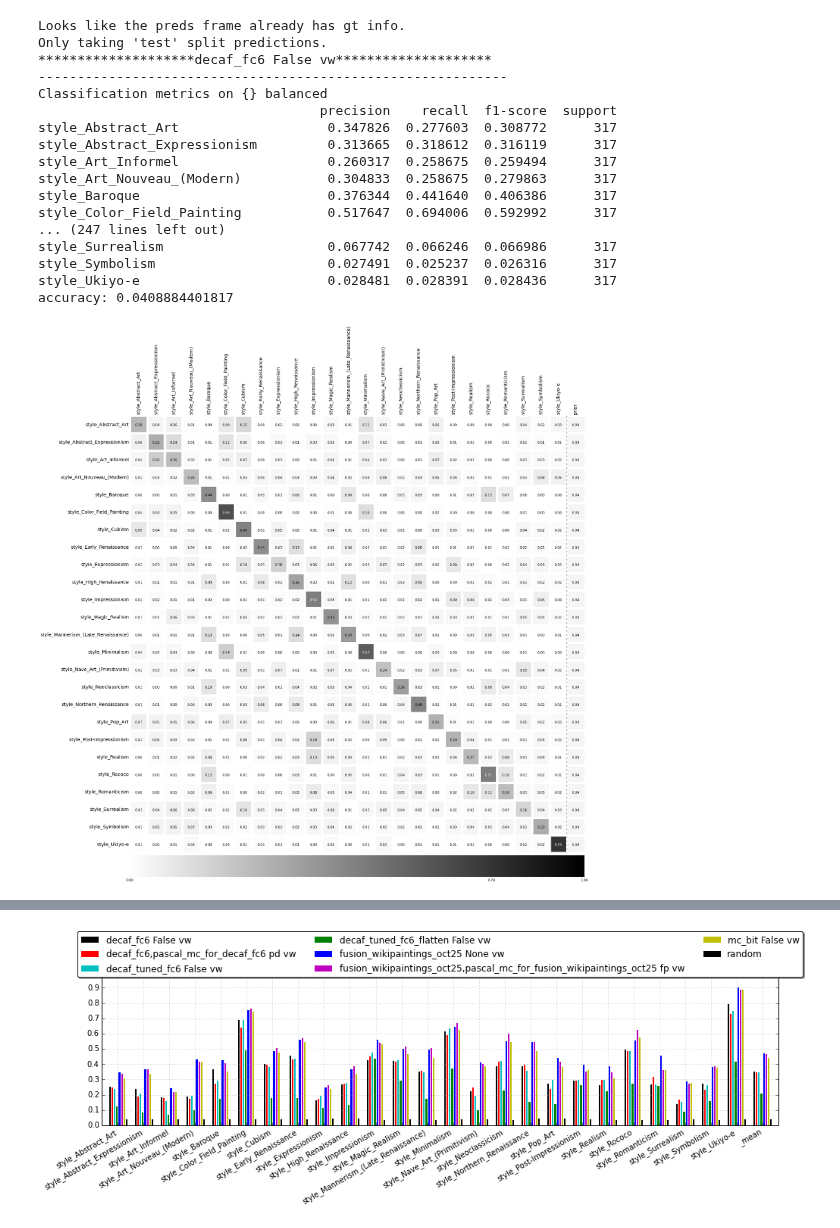
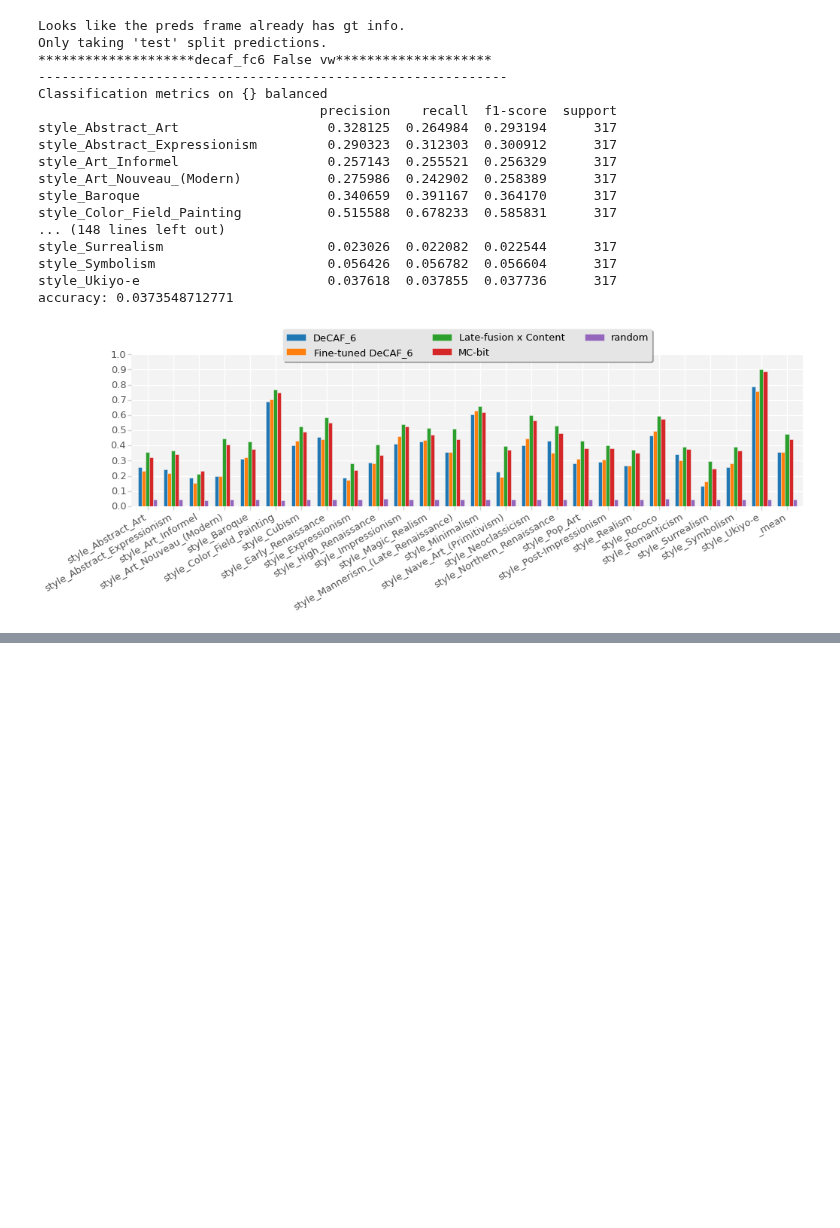
Before and after one commit to sergeyk/vislab, a Jupyter notebook: notebooks/wikipaintings results.ipynb, the cells around one changed output, grey strips where cells are left out. Saved outputs shown, nothing was run; the diff lists cells and outputs as text; code cells hidden in the pictures; blank space fills up the shorter version.

```diff
--- a/notebooks/wikipaintings results.ipynb
+++ b/notebooks/wikipaintings results.ipynb
@@ -40,23 +38,43 @@ Index([u'decaf_fc6 False vw', u'decaf_fc6,pascal_mc_for_decaf_fc6 pd vw', u'deca
+# %%
+feat_to_evaluate = [
+    u'decaf_fc6 False vw',
+    #u'decaf_fc6,pascal_mc_for_decaf_fc6 pd vw',
+    u'decaf_tuned_fc6 False vw',
+    #u'decaf_tuned_fc6_flatten False vw',
+    #u'decaf_tuned_fc6_ud None vw',
+    #u'fusion_wikipaintings_oct25 None vw',
+    u'fusion_wikipaintings_oct25,pascal_mc_for_fusion_wikipaintings_oct25 fp vw',
+    u'mc_bit False vw'
+]
+preds_panel = preds_panel.select(lambda x: x in feat_to_evaluate, 'minor')
 # %%
+nice_feat_names = {
+    'decaf_fc6 False vw': 'DeCAF_6',
+    'decaf_fc6_flatten False vw': 'DeCAF_5',
+    'decaf_tuned_fc6 False vw': 'Fine-tuned DeCAF_6',
+    'fusion_wikipaintings_oct25,pascal_mc_for_fusion_wikipaintings_oct25 fp vw': 'Late-fusion x Content',
+    'mc_bit False vw': 'MC-bit'
+}
+
 mc_metrics = vislab.results.multiclass_metrics_feat_comparison(
     preds_panel, label_df, pred_prefix, features=preds_panel.minor_axis.tolist() + ['random'],
-    balanced=True, with_plot=False, with_print=True)
+    balanced=True, with_plot=False, with_print=True, nice_feat_names=nice_feat_names)
 # %% [output]
 Looks like the preds frame already has gt info.
 Only taking 'test' split predictions.
 ********************decaf_fc6 False vw********************
 ------------------------------------------------------------
 Classification metrics on {} balanced
                                     precision    recall  f1-score  support
-style_Abstract_Art                   0.347826  0.277603  0.308772      317
-style_Abstract_Expressionism         0.313665  0.318612  0.316119      317
-style_Art_Informel                   0.260317  0.258675  0.259494      317
-style_Art_Nouveau_(Modern)           0.304833  0.258675  0.279863      317
-style_Baroque                        0.376344  0.441640  0.406386      317
-style_Color_Field_Painting           0.517647  0.694006  0.592992      317
-... (247 lines left out)
-style_Surrealism                     0.067742  0.066246  0.066986      317
-style_Symbolism                      0.027491  0.025237  0.026316      317
-style_Ukiyo-e                        0.028481  0.028391  0.028436      317
-accuracy: 0.0408884401817
+style_Abstract_Art                   0.328125  0.264984  0.293194      317
+style_Abstract_Expressionism         0.290323  0.312303  0.300912      317
+style_Art_Informel                   0.257143  0.255521  0.256329      317
+style_Art_Nouveau_(Modern)           0.275986  0.242902  0.258389      317
+style_Baroque                        0.340659  0.391167  0.364170      317
+style_Color_Field_Painting           0.515588  0.678233  0.585831      317
+... (148 lines left out)
+style_Surrealism                     0.023026  0.022082  0.022544      317
+style_Symbolism                      0.056426  0.056782  0.056604      317
+style_Ukiyo-e                        0.037618  0.037855  0.037736      317
+accuracy: 0.0373548712771
-[figure, old version]
+[figure, new version]
@@ -70 +81,0 @@ accuracy: 0.0408884401817
-[figure, removed]
```
Also changed, not shown: parts of 10 cells of this notebook, 16 other files.
